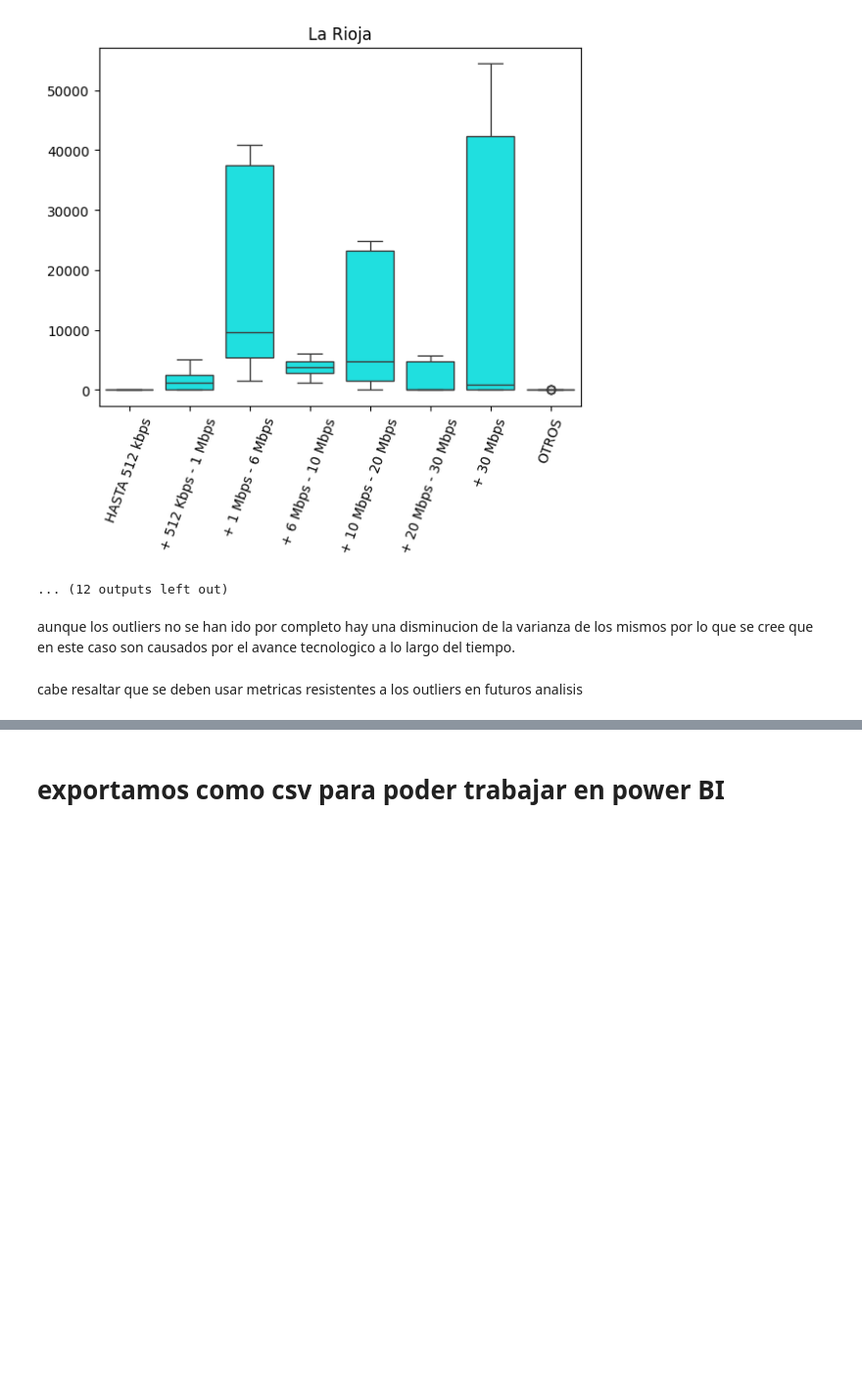
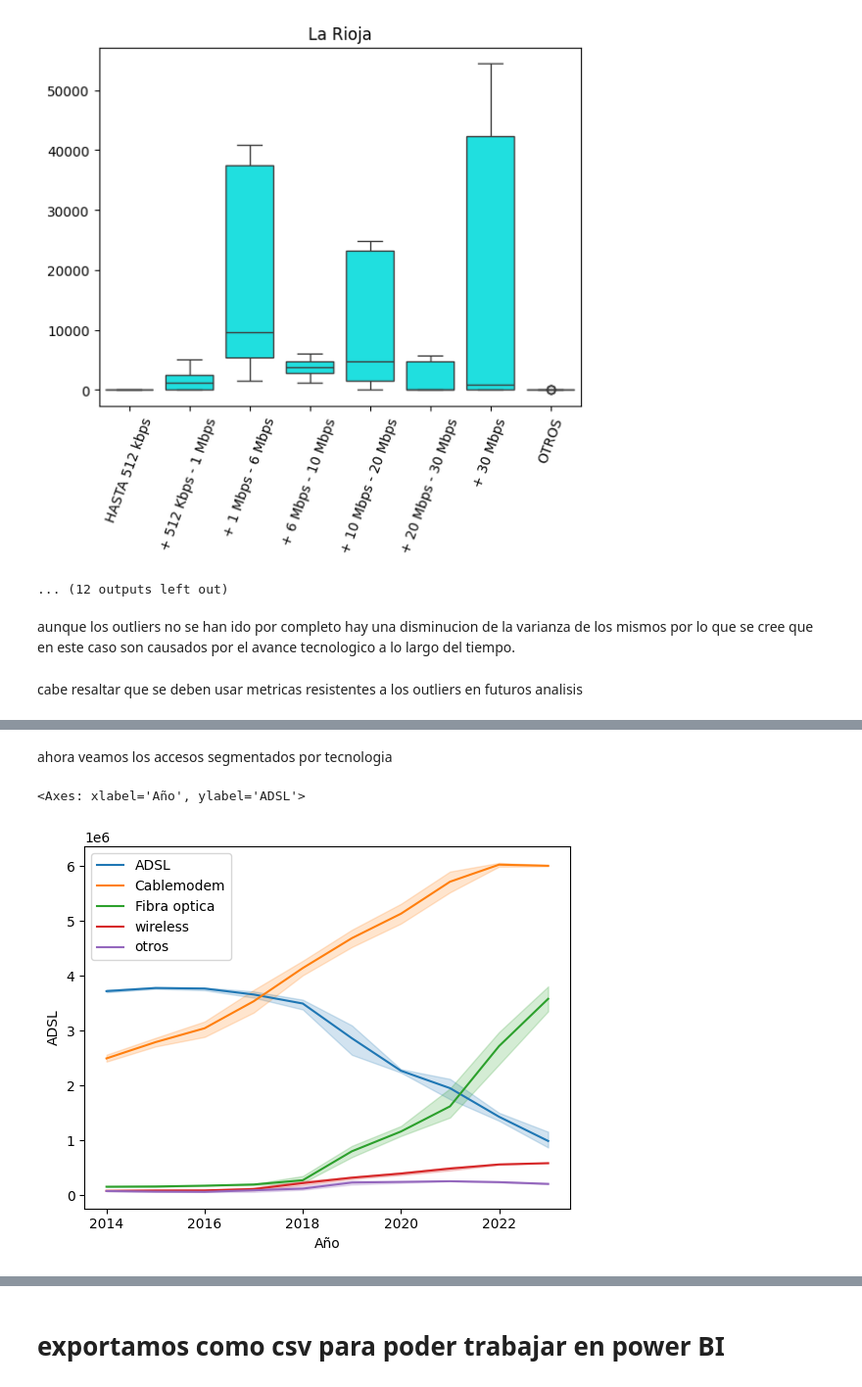
Before and after one commit to Miguel-David-Llanos-Lopez/PI-2-henry, a Jupyter notebook: notebooks/EDA.ipynb, the cells around one changed output, grey strips where cells are left out. Shown at 98% size. Drawn from its saved outputs; the diff is of its cells as text; code cells hidden in the pictures; blank space fills up the shorter version.

```diff
--- a/notebooks/EDA.ipynb
+++ b/notebooks/EDA.ipynb
@@ -181,0 +195,12 @@ cabe resaltar que se deben usar metricas resistentes a los outliers en futuros a
+# %% [markdown]
+ahora veamos los accesos segmentados por tecnologia
+# %%
+sns.lineplot(x=totales_accesos_tecnologia['Año'], y=totales_accesos_tecnologia['ADSL'], label='ADSL')
+sns.lineplot(x=totales_accesos_tecnologia['Año'], y=totales_accesos_tecnologia['Cablemodem'], label='Cablemodem')
+sns.lineplot(x=totales_accesos_tecnologia['Año'], y=totales_accesos_tecnologia['Fibra óptica'],label='Fibra optica')
+sns.lineplot(x=totales_accesos_tecnologia['Año'], y=totales_accesos_tecnologia['Wireless'],label='wireless')
+sns.lineplot(x=totales_accesos_tecnologia['Año'], y=totales_accesos_tecnologia['Otros'],label='otros')
+plt.show()
+# %% [output]
+<Axes: xlabel='Año', ylabel='ADSL'>
+[figure, added]
```
Also changed, not shown: parts of 10 cells of this notebook, 2 other files.
